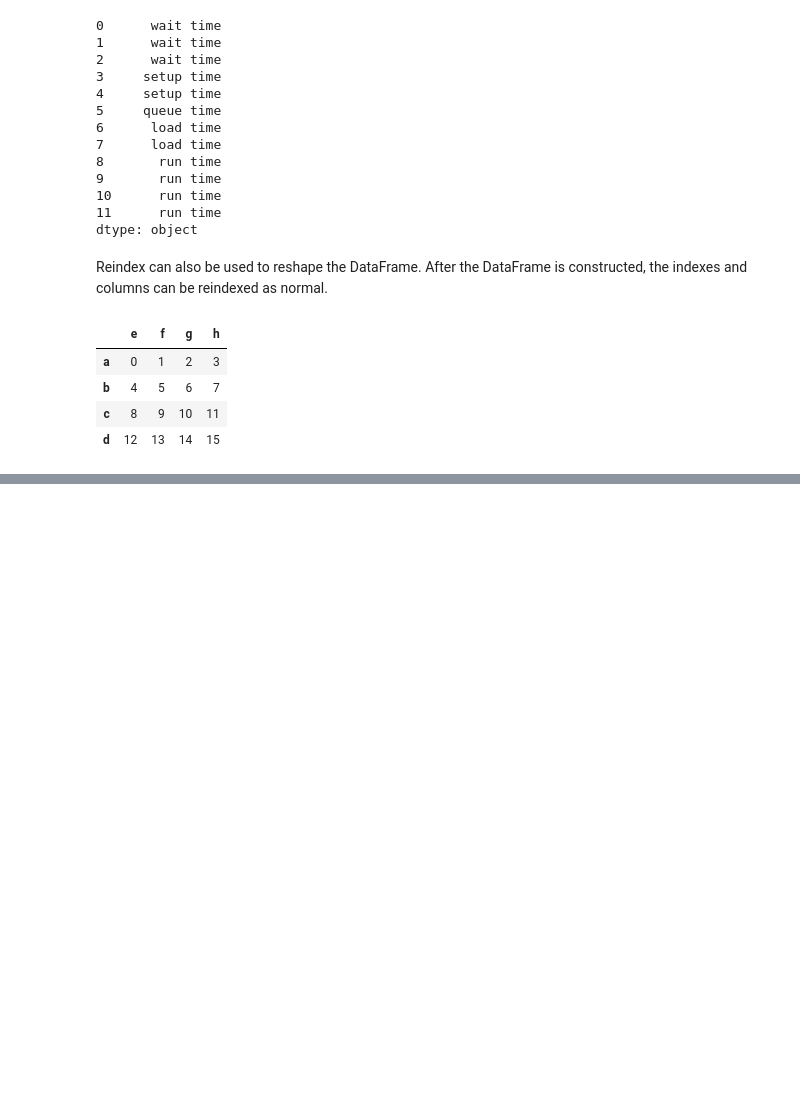
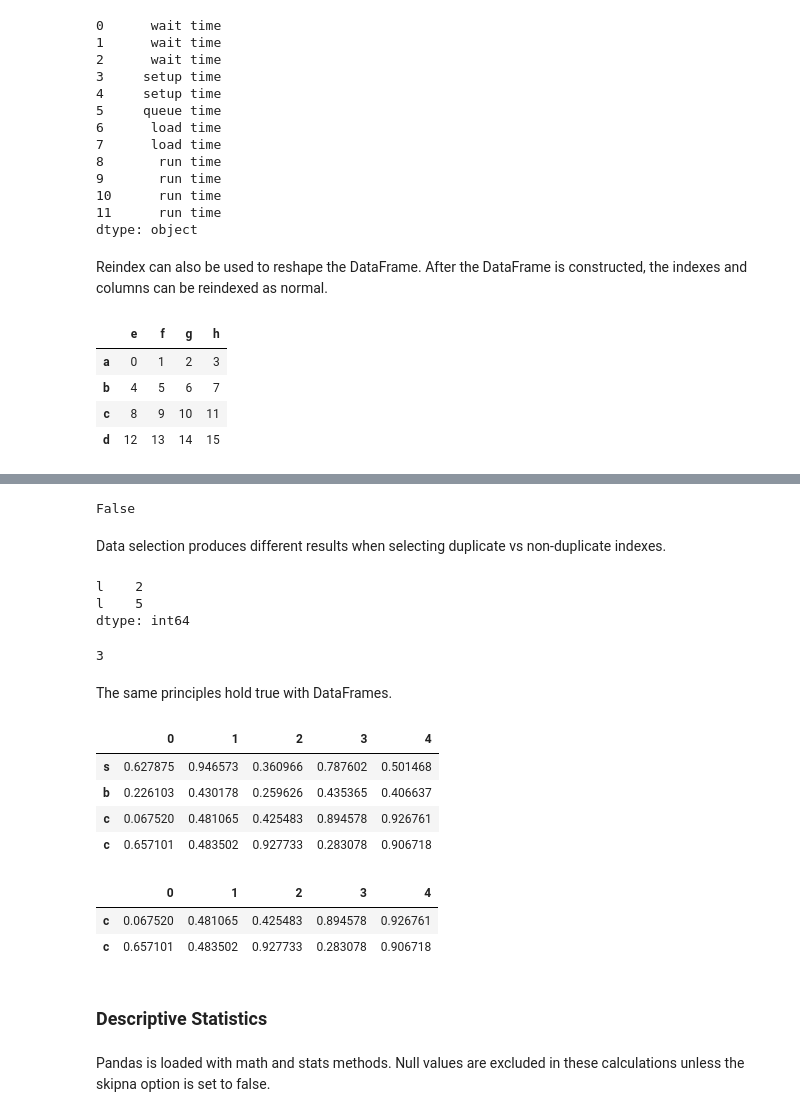
Before and after one commit to calpolydatascience/data301, a Jupyter notebook: Content/Data/DataFrame.ipynb, the cells around one changed output, grey strips where cells are left out. Saved outputs shown, nothing was run; the diff lists cells and outputs as text; code cells hidden in the pictures; blank space fills up the shorter version.

```diff
--- a/Content/Data/DataFrame.ipynb
+++ b/Content/Data/DataFrame.ipynb
@@ -287,0 +762,37 @@ frame
+# %%
+dupes.index.is_unique
+# %% [output]
+False
+# %% [markdown]
+Data selection produces different results when selecting duplicate vs non-duplicate indexes.
+# %%
+dupes["l"]
+# %% [output]
+l    2
+l    5
+dtype: int64
+# %%
+dupes["p"]
+# %% [output]
+3
+# %% [markdown]
+The same principles hold true with DataFrames.
+# %%
+dupes2 = DataFrame(np.random.rand(4, 5), index = ["s", "b", "c", "c"])
+dupes2
+# %% [output]
+|  | 0 | 1 | 2 | 3 | 4 |
+| s | 0.627875 | 0.946573 | 0.360966 | 0.787602 | 0.501468 |
+| b | 0.226103 | 0.430178 | 0.259626 | 0.435365 | 0.406637 |
+| c | 0.067520 | 0.481065 | 0.425483 | 0.894578 | 0.926761 |
+| c | 0.657101 | 0.483502 | 0.927733 | 0.283078 | 0.906718 |
+# %%
+dupes2.ix["c"]
+# %% [output]
+|  | 0 | 1 | 2 | 3 | 4 |
+| c | 0.067520 | 0.481065 | 0.425483 | 0.894578 | 0.926761 |
+| c | 0.657101 | 0.483502 | 0.927733 | 0.283078 | 0.906718 |
+# %% [markdown]
+### Descriptive Statistics
+# %% [markdown]
+Pandas is loaded with math and stats methods. Null values are excluded in these calculations unless the skipna option is set to false.
```
Also changed, not shown: parts of 106 cells of this notebook.
